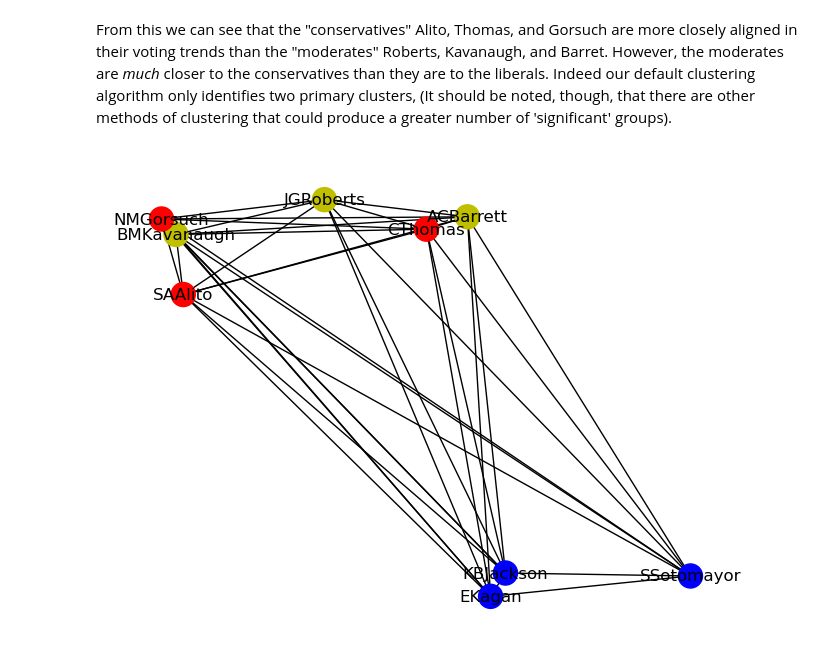
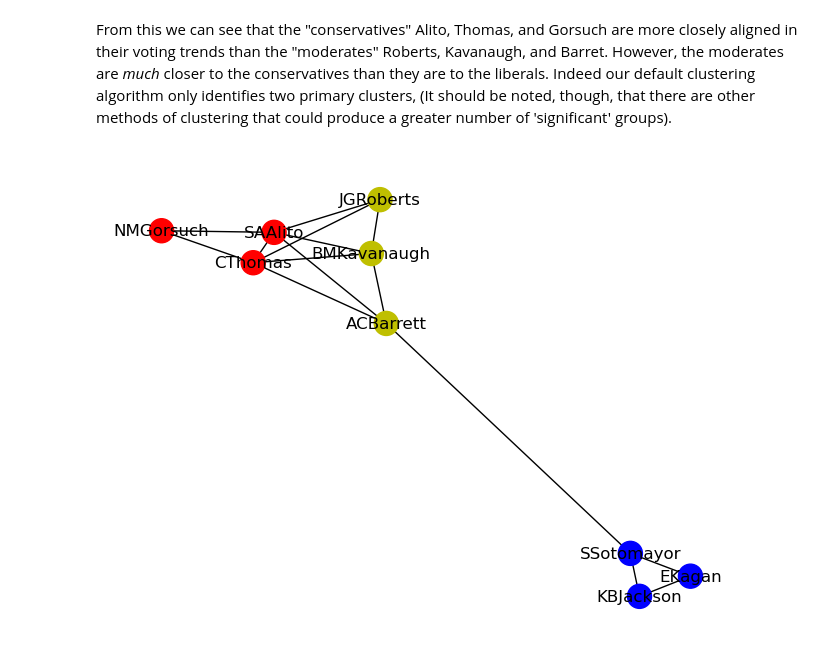
Before and after one commit to ghpetty/sc_datavis, a Jupyter notebook: SupremeCourtNetwork.ipynb, the cells around one changed output. Cells and saved outputs as stored; diff of their text form; code cells hidden in the pictures.

Commit message:
New network graph

```diff
--- a/SupremeCourtNetwork.ipynb
+++ b/SupremeCourtNetwork.ipynb
@@ -150,18 +150,19 @@ From this we can see that the "conservatives" Alito, Thomas, and Gorsuch are mor
 # %%
 # Create a Graph object and use our matrix to populate it:
 G = nx.Graph()
 num_nodes = corrMat.shape[0]
 for i in range(num_nodes):
     for j in range(i + 1, num_nodes):  # Only iterate over upper triangle
         weight = corrMat[i,j]
-        G.add_edge(i, j, weight=weight)
+        if weight > 0:
+            G.add_edge(i, j, weight=weight)
 
 # Add labels to the nodes:
 node_labels = {i:j for i,j in zip(range(9),justiceOrder)}
 node_colors = ['y','r','r','y','y','r','b','b','b']
 G = nx.relabel_nodes(G, node_labels)
-pos = nx.spring_layout(G,weight='weight',seed=42)
+pos = nx.spring_layout(G,weight='weight',seed=42,iterations=100)
 nx.draw(G, pos,with_labels=True,node_color=node_colors)
 plt.show()
 # %% [output]
-[figure, old version]
+[figure, new version]
```
